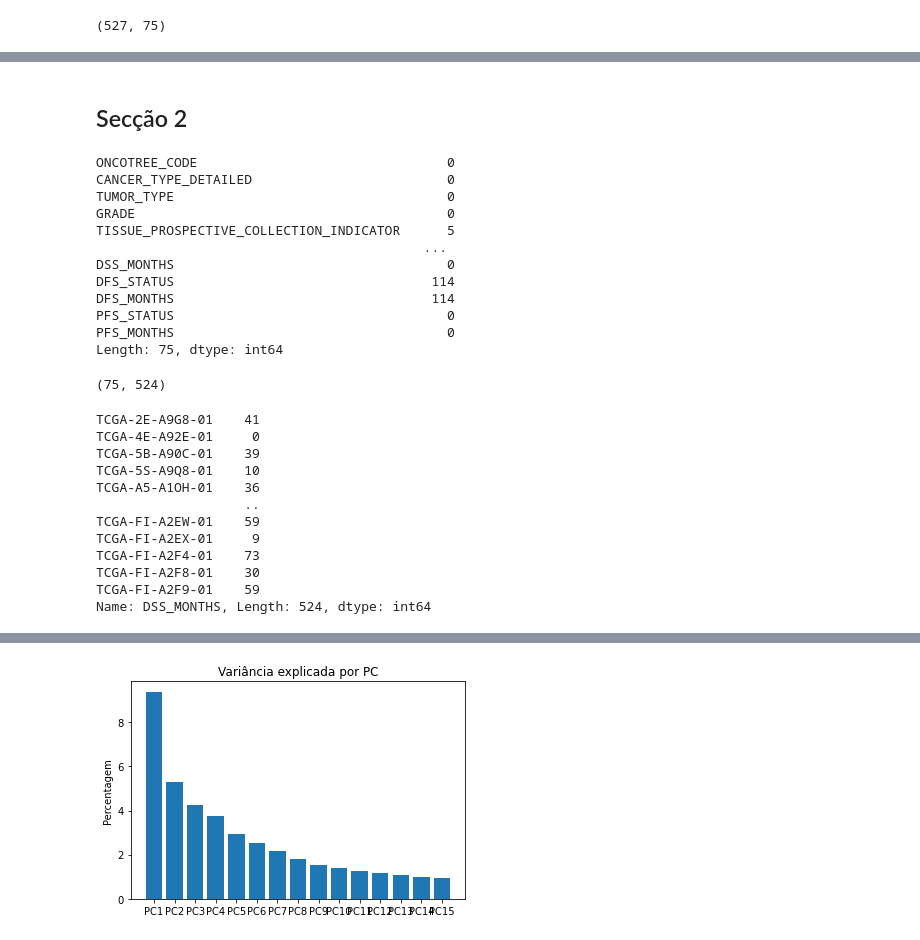
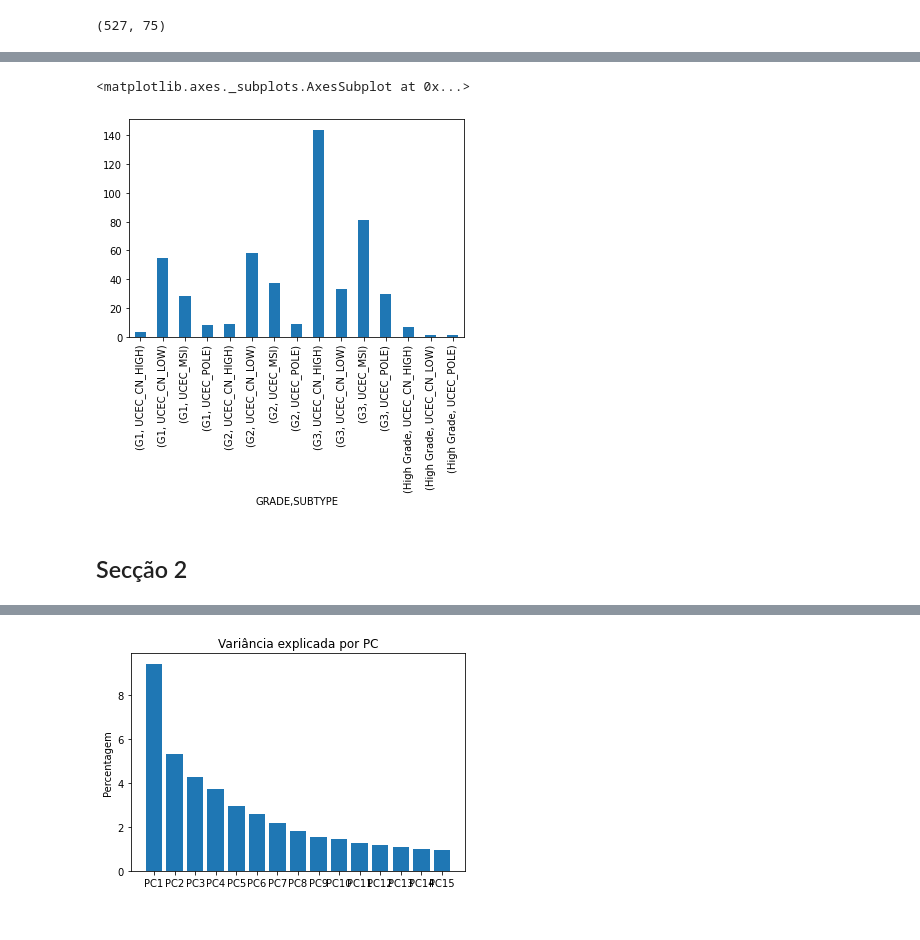
Before and after one commit to anacar28/Bio_inf_trabalho, a Jupyter notebook: dataset4.ipynb, the cells around one changed output, grey strips where cells are left out. Saved outputs shown, nothing was run; the diff lists cells and outputs as text; code cells hidden in the pictures.

```diff
--- a/dataset4.ipynb
+++ b/dataset4.ipynb
@@ -321,18 +325,10 @@ unified_meta.groupby(['DFS_STATUS',pd.cut(unified_meta.AGE,[30,45,60,75,90])]).s
+# %%
+unified_meta.groupby(['GRADE','SUBTYPE']).size().plot.bar()
+#Em geral o grau 3 é o que apresenta maior incidência, como o esperado
+#Os graus 1 e 2 apresentam maior incidência no UCEC_CN_LOW
+#Os graus 3 e high apresentam maior incidência no UCEC_CN_HIGH, com maior destaque para o grau 3
+# %% [output]
+<matplotlib.axes._subplots.AxesSubplot at 0x...>
+[figure, added]
 # %% [markdown]
 ## Secção 2
-# %%
-
-(unified_meta.isnull().sum())
-# %% [output]
-ONCOTREE_CODE                                0
-CANCER_TYPE_DETAILED                         0
-TUMOR_TYPE                                   0
-GRADE                                        0
-TISSUE_PROSPECTIVE_COLLECTION_INDICATOR      5
-                                          ...
-DSS_MONTHS                                   0
-DFS_STATUS                                 114
-DFS_MONTHS                                 114
-PFS_STATUS                                   0
-PFS_MONTHS                                   0
-Length: 75, dtype: int64
@@ -342,23 +334,0 @@ meta=unified_meta.transpose()
-# %%
-meta.shape
-# %% [output]
-(75, 524)
-# %%
-
-unified_meta = unified_meta.astype({'DSS_MONTHS':'float'})
-unified_meta = unified_meta.astype({'DSS_MONTHS':'int'})
-unified_meta['DSS_MONTHS'].dtypes
-print(unified_meta['DSS_MONTHS'])
-# %% [output]
-TCGA-2E-A9G8-01    41
-TCGA-4E-A92E-01     0
-TCGA-5B-A90C-01    39
-TCGA-5S-A9Q8-01    10
-TCGA-A5-A1OH-01    36
-                   ..
-TCGA-FI-A2EW-01    59
-TCGA-FI-A2EX-01     9
-TCGA-FI-A2F4-01    73
-TCGA-FI-A2F8-01    30
-TCGA-FI-A2F9-01    59
-Name: DSS_MONTHS, Length: 524, dtype: int64
```
Also changed, not shown: parts of 78 cells of this notebook.
